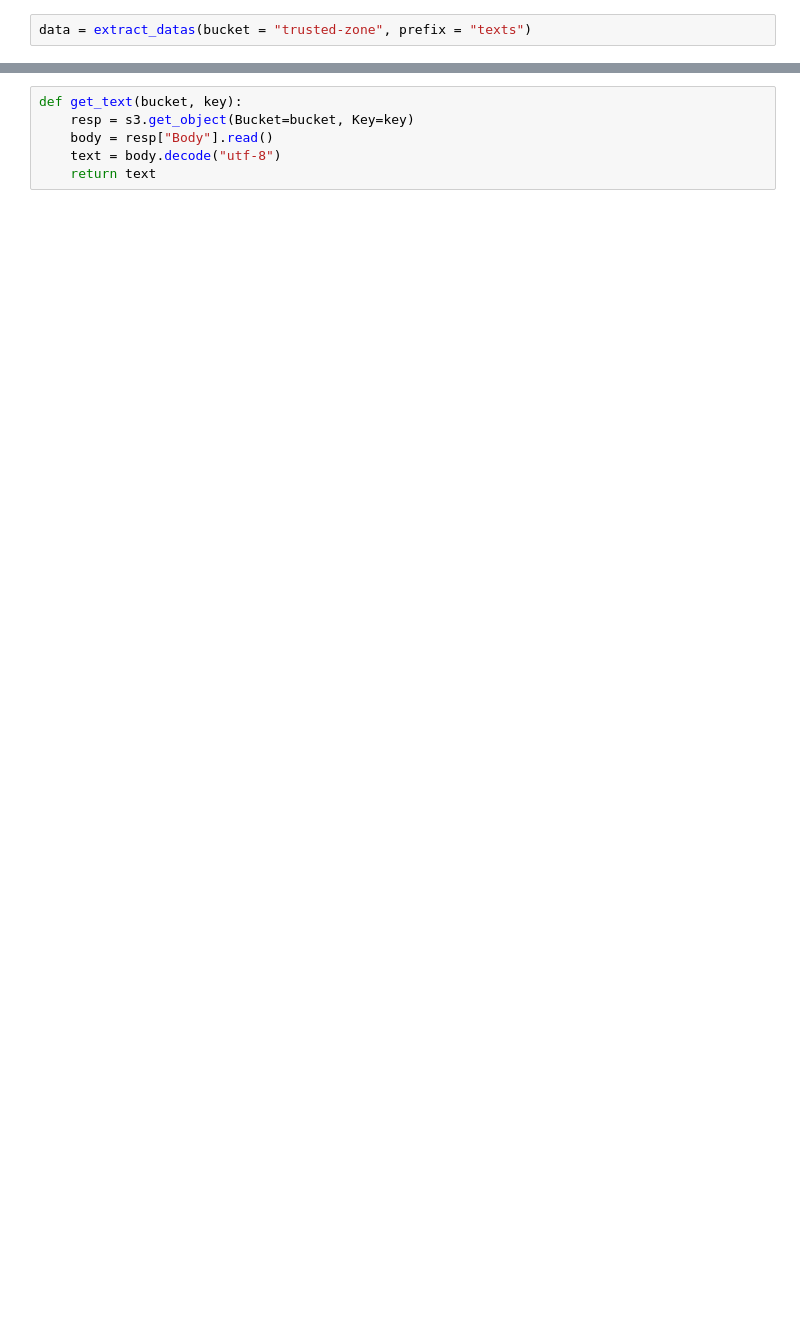
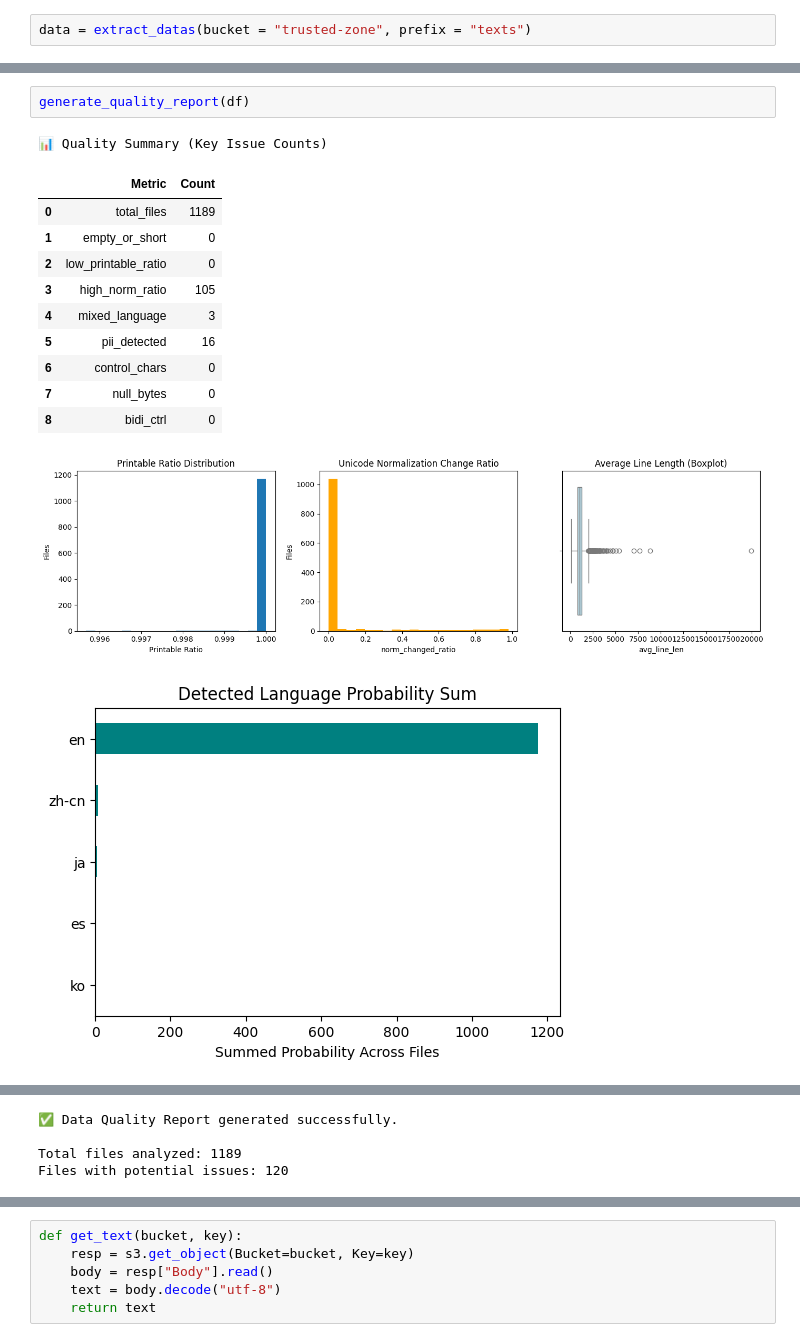
Before and after one commit to Darkness-H/multi-modal-management-pipeline, a Jupyter notebook: Trusted Zone/trusted_zone_text_quality_processes.ipynb, the cells around one changed output, grey strips where cells are left out. Cells and saved outputs as stored; diff of their text form; blank space fills up the shorter version.

```diff
--- a/Trusted Zone/trusted_zone_text_quality_processes.ipynb
+++ b/Trusted Zone/trusted_zone_text_quality_processes.ipynb
@@ -107,0 +358,16 @@ df_data
+# %%
+generate_quality_report(df)
+# %% [output]
+📊 Quality Summary (Key Issue Counts)
+|  | Metric | Count |
+| 0 | total_files | 1189 |
+| 1 | empty_or_short | 0 |
+| 2 | low_printable_ratio | 0 |
+| 3 | high_norm_ratio | 105 |
+| 4 | mixed_language | 3 |
+| 5 | pii_detected | 16 |
+| 6 | control_chars | 0 |
+| 7 | null_bytes | 0 |
+| 8 | bidi_ctrl | 0 |
+[figure, added]
+[figure, added]
@@ -107,0 +376,4 @@ df_data
+✅ Data Quality Report generated successfully.
+
+Total files analyzed: 1189
+Files with potential issues: 120
```
Also changed, not shown: parts of 15 cells of this notebook, 6 other files.
